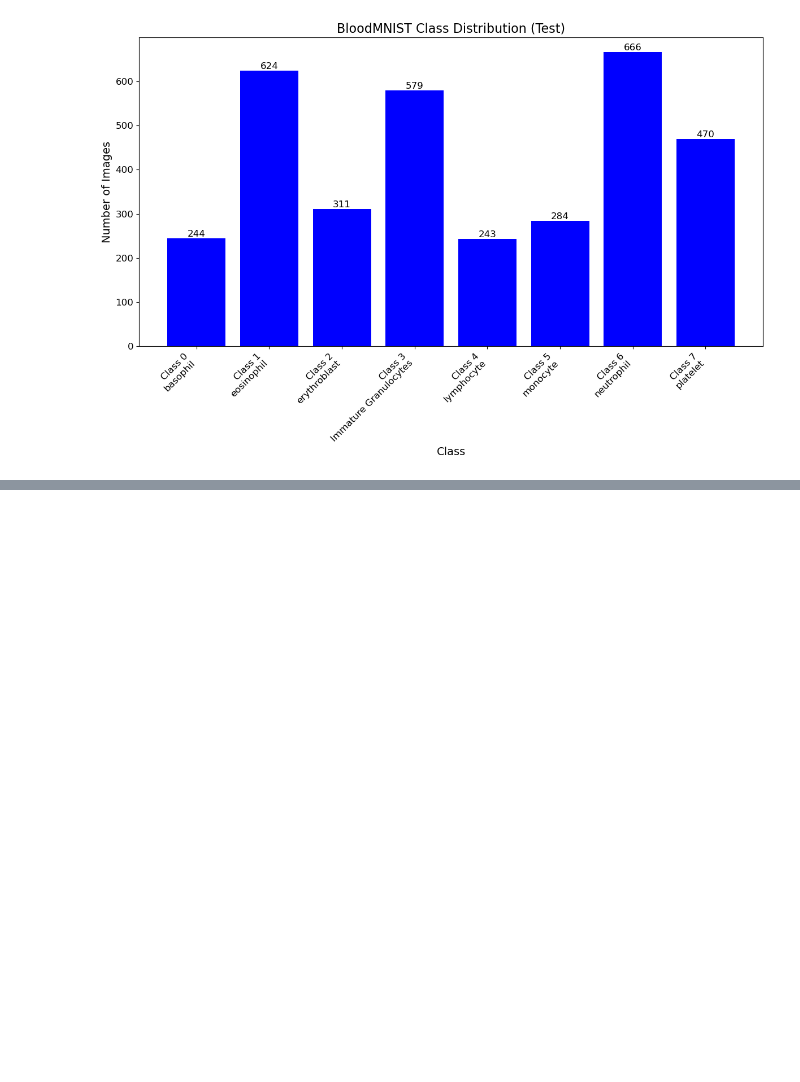
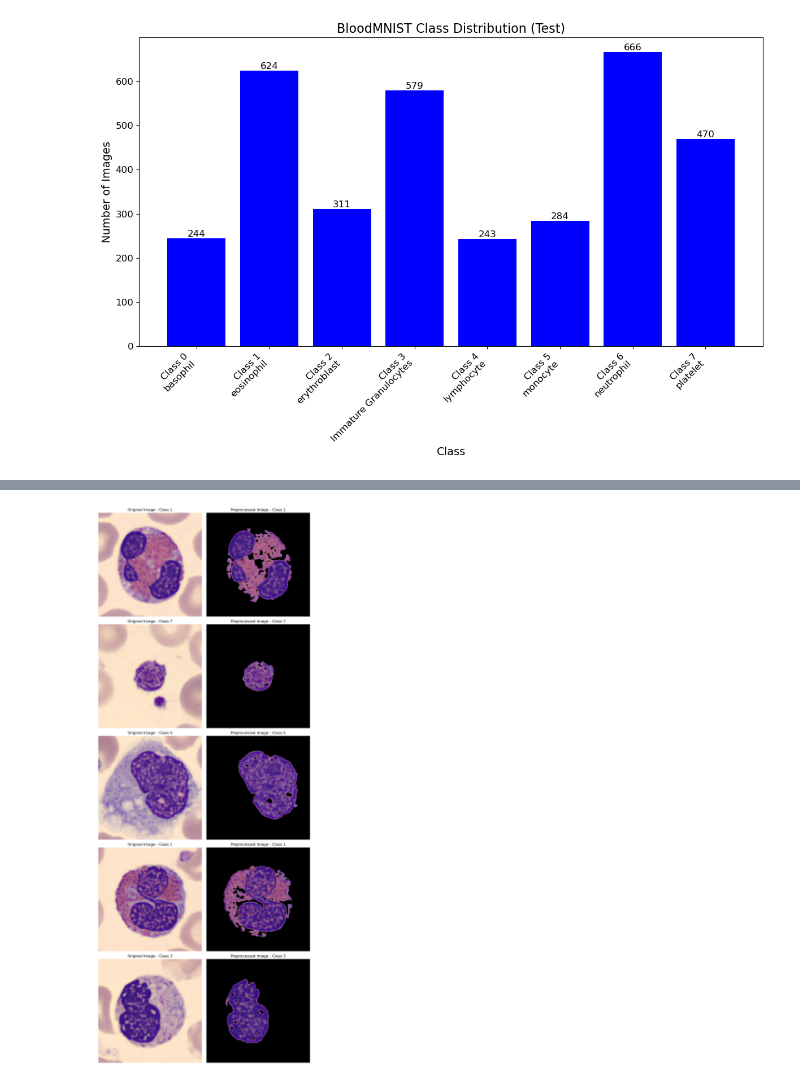
Before and after one commit to alowitz/BloodMNSIT, a Jupyter notebook: BloodMNIST.ipynb, the cells around one changed output, grey strips where cells are left out. Drawn from its saved outputs; the diff is of its cells as text; code cells hidden in the pictures; blank space fills up the shorter version.

```diff
--- a/BloodMNIST.ipynb
+++ b/BloodMNIST.ipynb
@@ -99 +114,43 @@ plot_class_distribution(label_counts_test, class_labels_blood, 'BloodMNIST Class
+# %%
+def preprocess_image(image):
+    # Convert to grayscale
+    gray = rgb2gray(image)
+
+    # Apply a binary threshold to segment the target cells
+    _, binary = cv2.threshold((gray * 255).astype(np.uint8), 128, 255, cv2.THRESH_BINARY_INV)
+
+    # Remove small objects from the binary image
+    cleaned = morphology.remove_small_objects(binary > 0, min_size=500)
+
+    # Label the connected components
+    labeled, num_labels = measure.label(cleaned, return_num=True, connectivity=2)
+
+    # Keep the largest connected component (assuming it's the target cell)
+    largest_component = morphology.remove_small_objects(labeled, min_size=500)
+
+    # Mask the original image
+    masked_image = image * np.dstack([largest_component > 0] * 3)
+
+    return masked_image
+# %%
+def show_comparison(dataset, n_images=5):
+    """Show comparison of original image to preprocessed image"""
+    fig, axes = plt.subplots(n_images, 2, figsize=(10, 5 * n_images))
+
+    for i in range(n_images):
+        # Randomly select an image from the dataset
+        idx = random.randint(0, len(dataset) - 1)
+        img, label = dataset[idx]
+        preprocessed_img = preprocess_image(np.array(img))
+
+        axes[i, 0].imshow(img)
+        axes[i, 0].set_title(f"Original Image - Class {int(label)}")
+        axes[i, 0].axis('off')
+
+        axes[i, 1].imshow(preprocessed_img)
+        axes[i, 1].set_title(f"Preprocessed Image - Class {int(label)}")
+        axes[i, 1].axis('off')
+
+    plt.tight_layout()
+    plt.show()
 # %%
@@ -131,0 +215,5 @@ show_one_image_per_class(train_data, n_classes_blood, class_labels_blood)
+# %%
+# Show comparison for 5 random images from the training dataset
+show_comparison(train_data, n_images=5)
+# %% [output]
+[figure, added]
```
Also changed, not shown: parts of 8 cells of this notebook.
